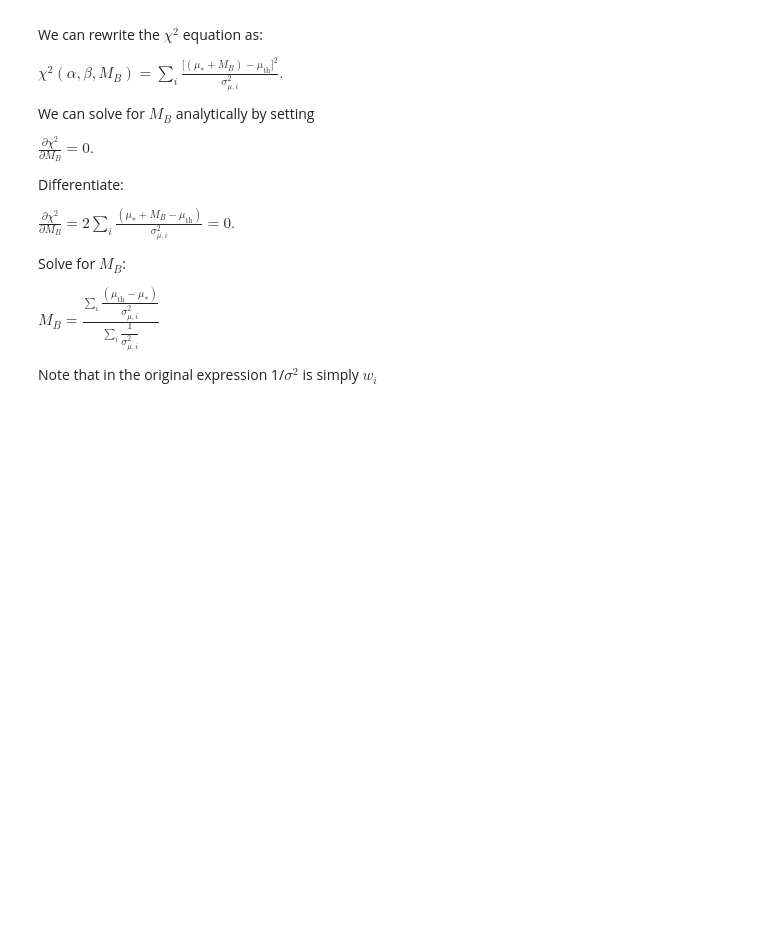
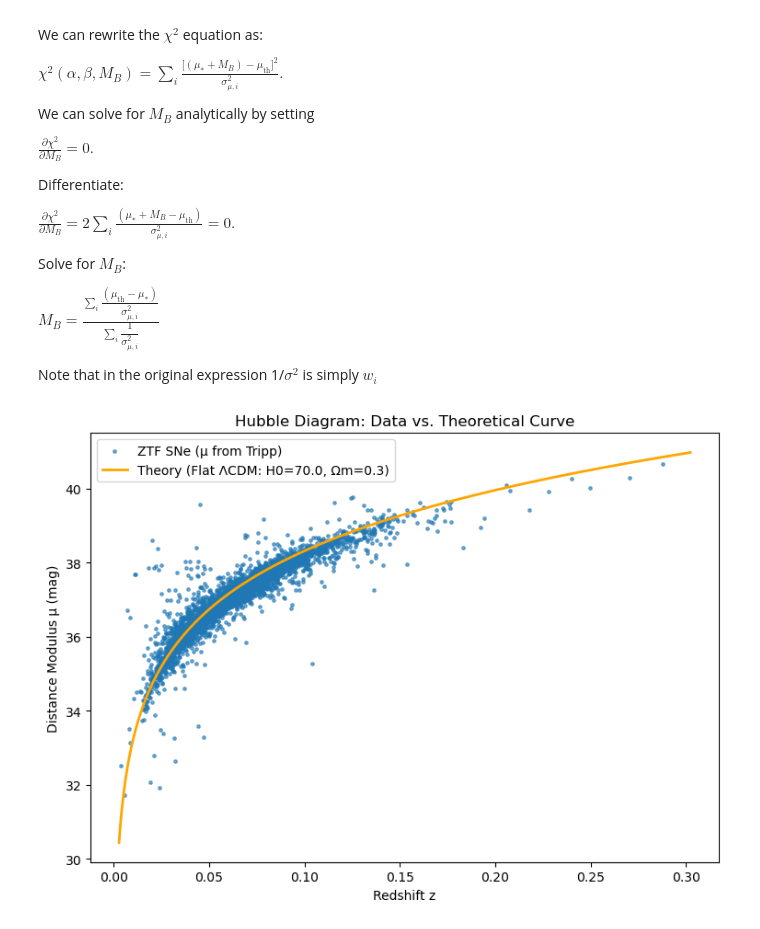
Before and after one commit to mwvgroup/myc21_ztf_mu, a Jupyter notebook: learing_to_derive_mu_ZTF_3.ipynb, the cells around one changed output. Drawn from its saved outputs; the diff is of its cells as text; code cells hidden in the pictures; blank space fills up the shorter version.

Commit message:
added hubble diagram for verification

```diff
--- a/learing_to_derive_mu_ZTF_3.ipynb
+++ b/learing_to_derive_mu_ZTF_3.ipynb
@@ -309,3 +309,84 @@ M_B =\frac{\sum_i \dfrac{(\mu_{\text{th}} - \mu_*)}{\sigma^2_{\mu,i}}}{\sum_i \d
 $
 
 Note that in the original expression 1/$\sigma^2$ is simply $w_i$
+# %%
+# Hubble diagram (data vs theory) + residuals — fixed for "redshift" column
+
+import numpy as np
+import pandas as pd
+import matplotlib.pyplot as plt
+from astropy.cosmology import FlatLambdaCDM
+
+# -----------------------------
+# Settings (edit as needed)
+# -----------------------------
+CSV_PATH = "/Users/pittsburghgraduatestudent/repos/first_paper_blast_webapi/data_ZTF/ZTF_snia_data.csv"
+
+# Your best-fit Tripp parameters
+alpha = 0.16111228785621984
+beta  = 2.640223676180394
+MB    = 29.641400568165817
+
+# Cosmology for theoretical curve
+H0      = 70.0     # km/s/Mpc
+Omega_M = 0.3
+Tcmb0   = 2.725
+
+# -----------------------------
+# Load and clean data
+# -----------------------------
+df = pd.read_csv(CSV_PATH)
+need = ["redshift", "x0", "x1", "c"]
+missing = [c for c in need if c not in df.columns]
+if missing:
+    raise ValueError(f"CSV missing required columns: {missing}")
+df = df.dropna(subset=need).copy()
+
+redshift = df["redshift"].to_numpy()
+x0 = df["x0"].to_numpy()
+x1 = df["x1"].to_numpy()
+c  = df["c"].to_numpy()
+
+# -----------------------------
+# Compute μ_obs (Tripp) and μ_theory
+# -----------------------------
+mu_obs = -2.5 * np.log10(x0) + alpha * x1 - beta * c + MB
+
+cosmo = FlatLambdaCDM(H0=H0, Om0=Omega_M, Tcmb0=Tcmb0)
+mu_th = cosmo.distmod(redshift).value
+
+# Smooth theory curve for plotting
+redshift_grid = np.linspace(max(1e-4, redshift.min()*0.8), redshift.max()*1.05, 600)
+mu_th_grid = cosmo.distmod(redshift_grid).value
+
+# -----------------------------
+# Plot: Hubble diagram
+# -----------------------------
+plt.figure(figsize=(7.6, 5.6))
+plt.scatter(redshift, mu_obs, s=6, alpha=0.6, label="ZTF SNe (μ from Tripp)")
+plt.plot(redshift_grid, mu_th_grid, linewidth=2.0, color = "orange", label=f"Theory (Flat ΛCDM: H0={H0}, Ωm={Omega_M})")
+plt.xlabel("Redshift z")
+plt.ylabel("Distance Modulus μ (mag)")
+plt.title("Hubble Diagram: Data vs. Theoretical Curve")
+plt.legend()
+plt.tight_layout()
+plt.show()
+
+# -----------------------------
+# Plot: residuals (μ_obs − μ_theory)
+# -----------------------------
+residuals = mu_obs - mu_th
+plt.figure(figsize=(7.6, 3.6))
+plt.axhline(0.0, color="red", linewidth=1.2)
+plt.scatter(redshift, residuals, s=6, alpha=0.6)
+plt.xlabel("Redshift z")
+plt.ylabel("μ_obs − μ_theory (mag)")
+plt.title("Hubble Residuals")
+plt.tight_layout()
+plt.show()
+
+print(f"Data points used: {len(redshift)}")
+print(f"Tripp parameters: alpha={alpha:.6f}, beta={beta:.6f}, MB={MB:.6f}")
+print(f"Cosmology: H0={H0}, Omega_M={Omega_M}")
+# %% [output]
+[figure, added]
```
Also changed, not shown: parts of 1 cell of this notebook.
